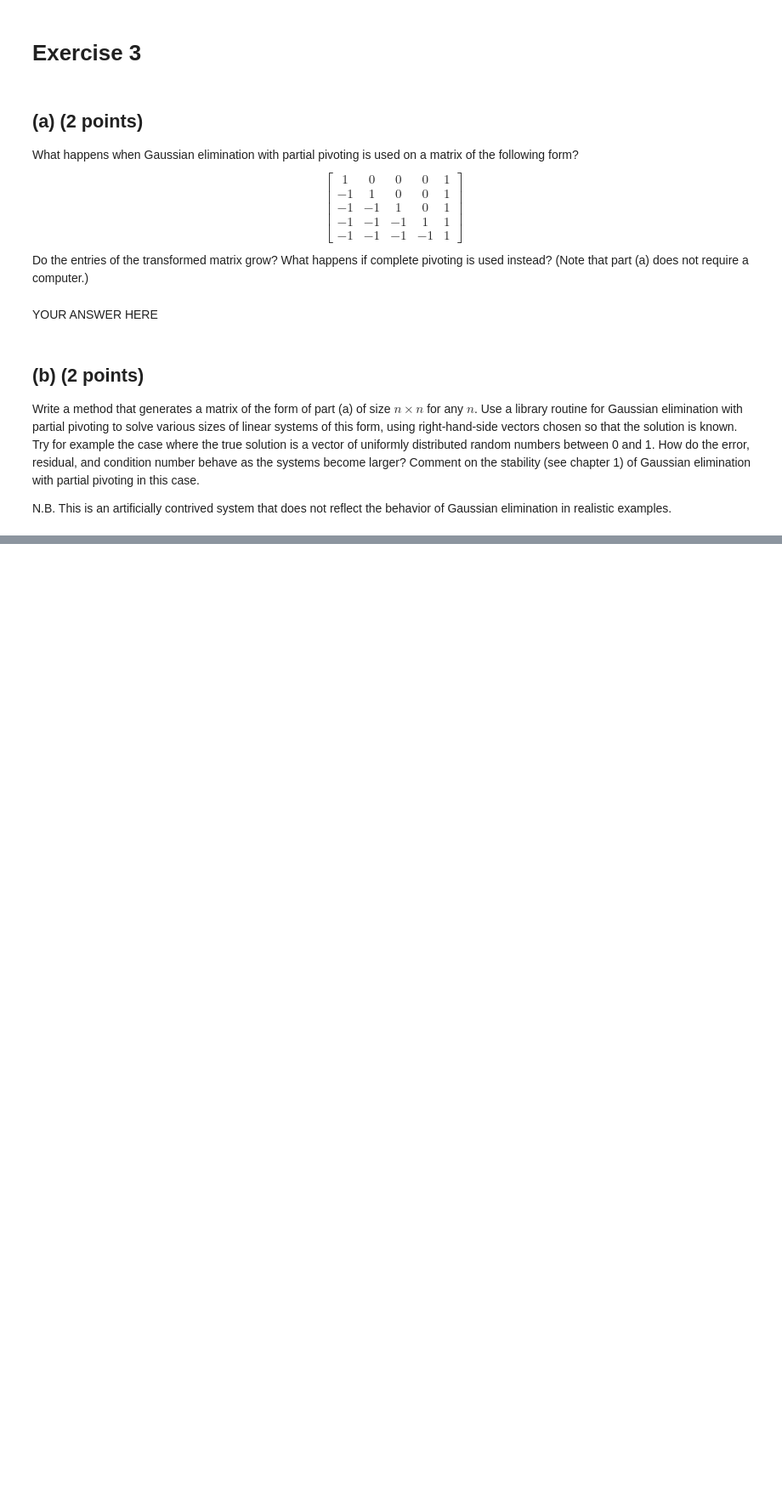
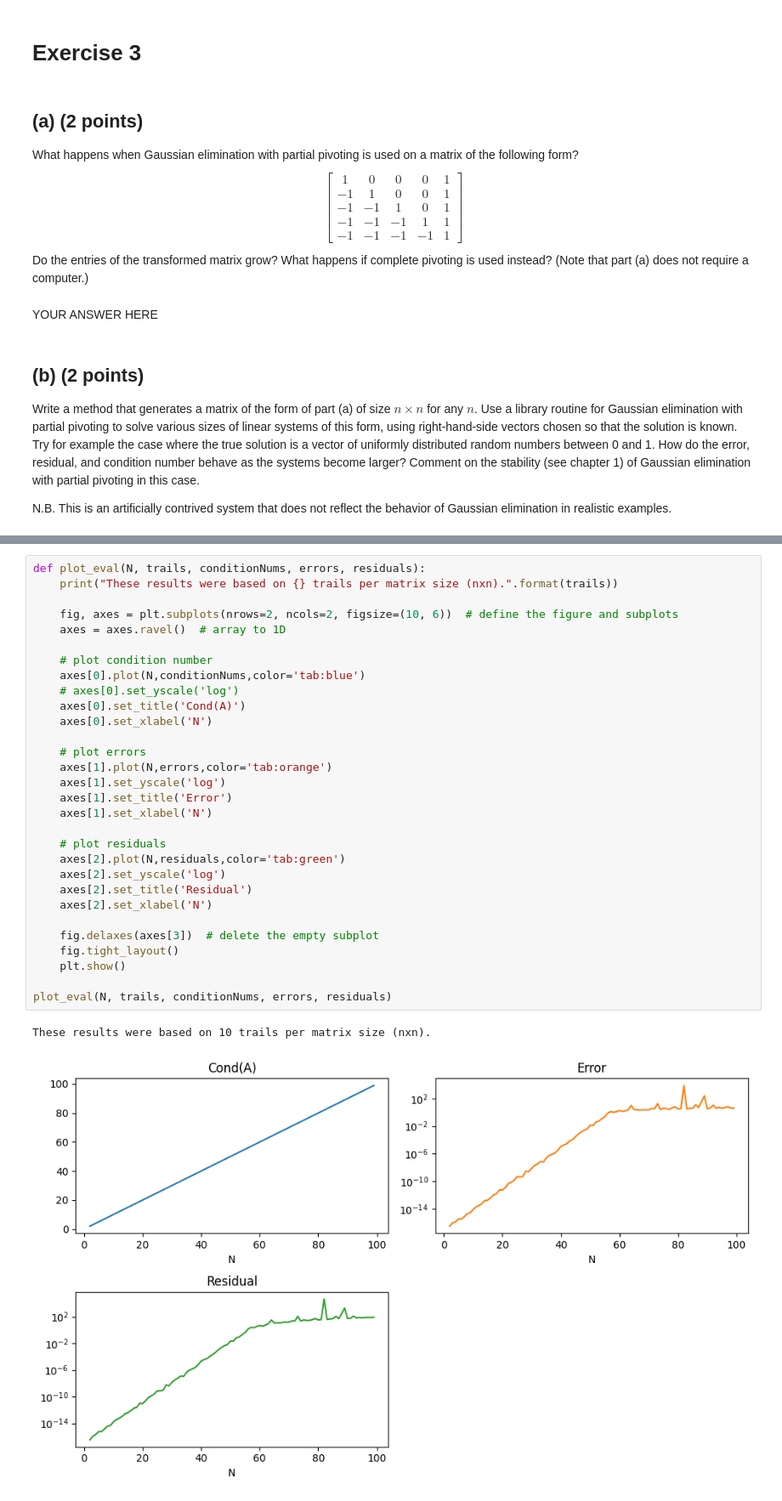
Before and after one commit to aM0NKE/NumericalAlgorithms, a Jupyter notebook: hw2_2022.ipynb, the cells around one changed output, grey strips where cells are left out. Shown at 85% size. Cells and saved outputs as stored; diff of their text form; blank space fills up the shorter version.

```diff
--- a/hw2_2022.ipynb
+++ b/hw2_2022.ipynb
@@ -180,0 +224,33 @@ residual:  7.529898907871222e-16
+# %%
+def plot_eval(N, trails, conditionNums, errors, residuals):
+    print("These results were based on {} trails per matrix size (nxn).".format(trails))
+
+    fig, axes = plt.subplots(nrows=2, ncols=2, figsize=(10, 6))  # define the figure and subplots
+    axes = axes.ravel()  # array to 1D
+
+    # plot condition number
+    axes[0].plot(N,conditionNums,color='tab:blue')
+    # axes[0].set_yscale('log')
+    axes[0].set_title('Cond(A)')
+    axes[0].set_xlabel('N')
+
+    # plot errors
+    axes[1].plot(N,errors,color='tab:orange')
+    axes[1].set_yscale('log')
+    axes[1].set_title('Error')
+    axes[1].set_xlabel('N')
+
+    # plot residuals
+    axes[2].plot(N,residuals,color='tab:green')
+    axes[2].set_yscale('log')
+    axes[2].set_title('Residual')
+    axes[2].set_xlabel('N')
+
+    fig.delaxes(axes[3])  # delete the empty subplot
+    fig.tight_layout()
+    plt.show()
+
+plot_eval(N, trails, conditionNums, errors, residuals)
+# %% [output]
+These results were based on 10 trails per matrix size (nxn).
+[figure, added]
```
Also changed, not shown: parts of 4 cells of this notebook.
